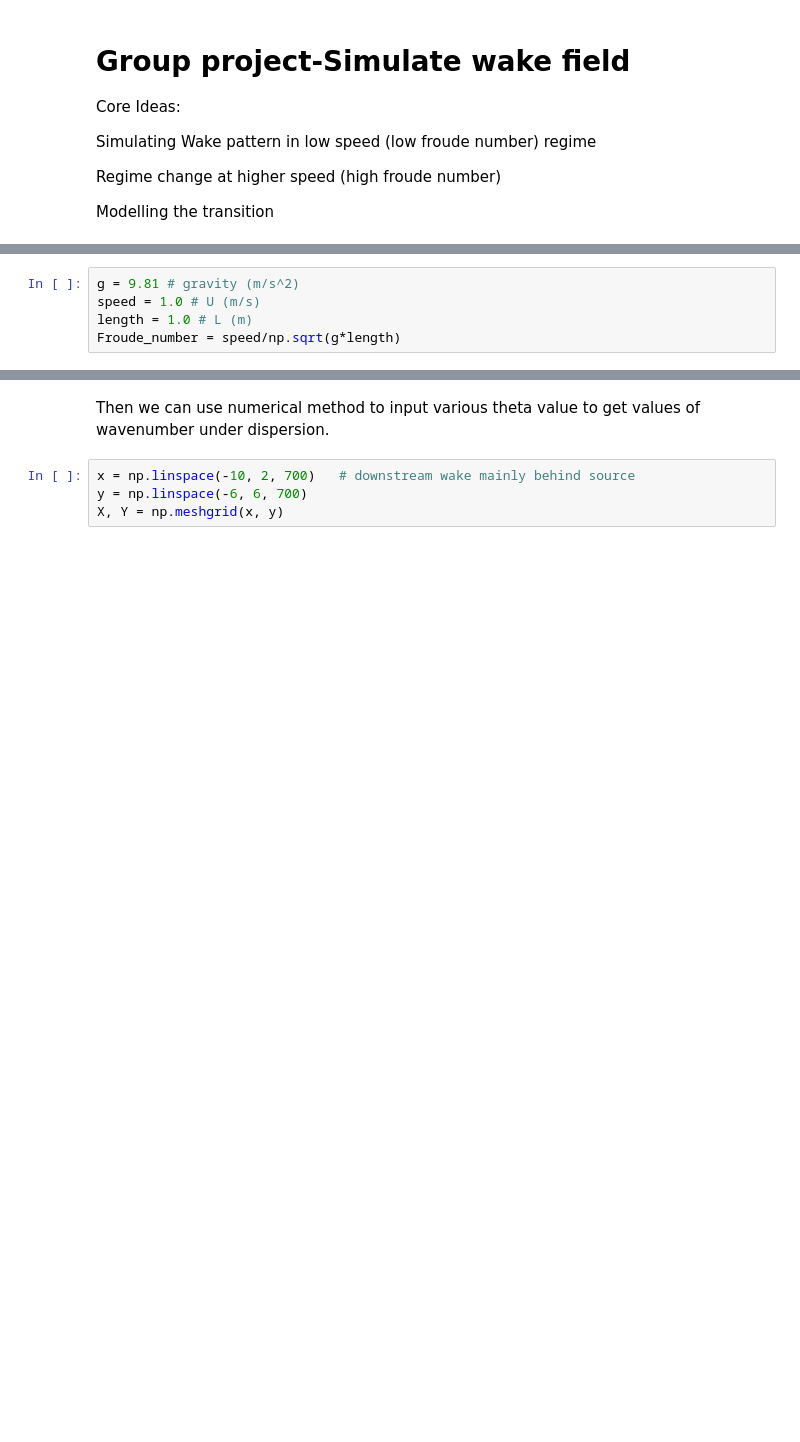
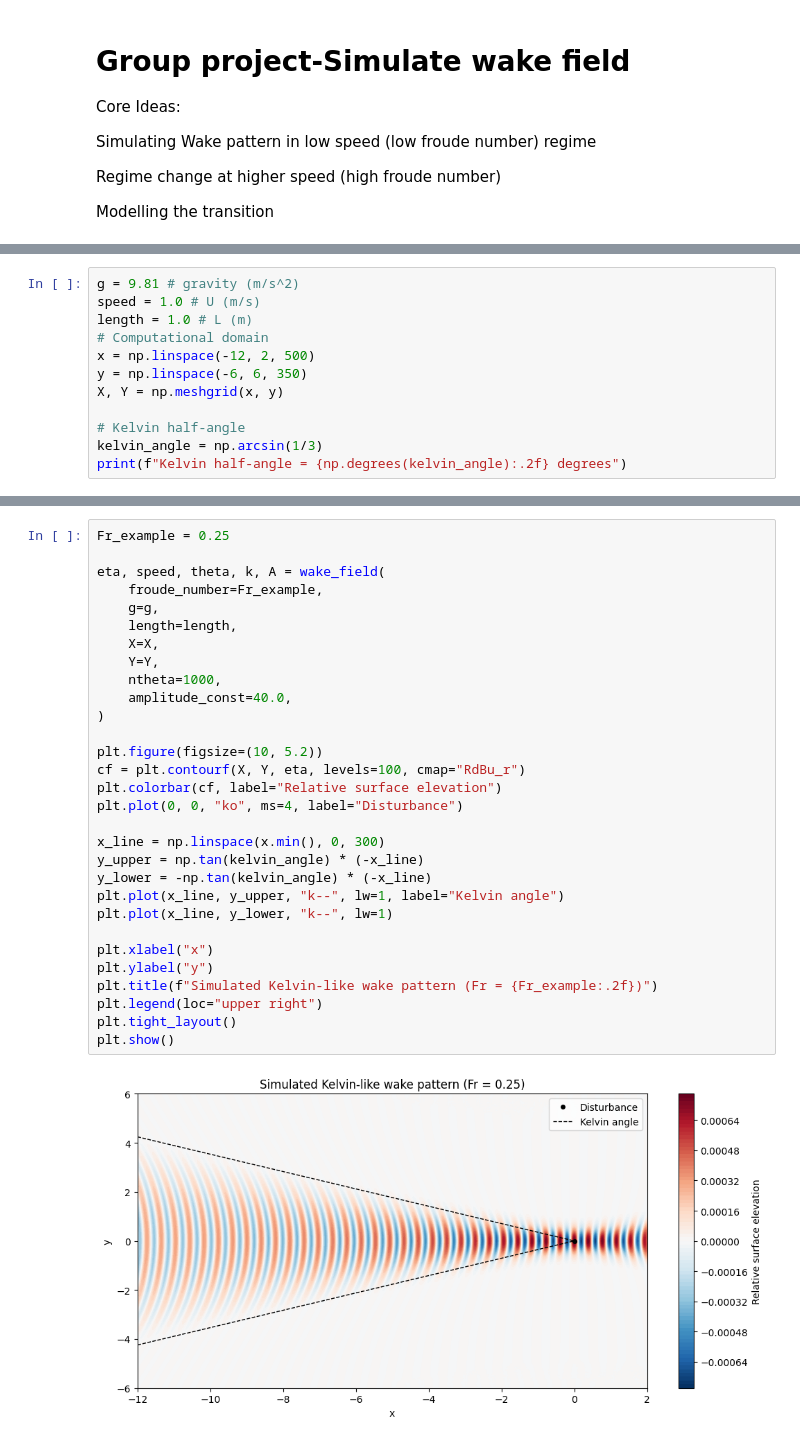
Before and after one commit to hongshaoyee/Simulating-wake-field, a Jupyter notebook: low_froude_wake.ipynb, the cells around one changed output, grey strips where cells are left out. Drawn from its saved outputs; the diff is of its cells as text; blank space fills up the shorter version.

```diff
--- a/low_froude_wake.ipynb
+++ b/low_froude_wake.ipynb
@@ -23,4 +78,11 @@ where $U$ and $L$ are characteristic speed and length, $g$ is gravity constant.
 g = 9.81 # gravity (m/s^2)
 speed = 1.0 # U (m/s)
 length = 1.0 # L (m)
-Froude_number = speed/np.sqrt(g*length)
+# Computational domain
+x = np.linspace(-12, 2, 500)
+y = np.linspace(-6, 6, 350)
+X, Y = np.meshgrid(x, y)
+
+# Kelvin half-angle
+kelvin_angle = np.arcsin(1/3)
+print(f"Kelvin half-angle = {np.degrees(kelvin_angle):.2f} degrees")
@@ -39,6 +165,32 @@ Can solve that wavenumber $k=\frac{g}{U^2 {\cos\theta}^2}$.
-# %% [markdown]
-Then we can use numerical method to input various theta value to get values of wavenumber under dispersion.
 # %%
-x = np.linspace(-10, 2, 700)   # downstream wake mainly behind source
-y = np.linspace(-6, 6, 700)
-X, Y = np.meshgrid(x, y)
+Fr_example = 0.25
+
+eta, speed, theta, k, A = wake_field(
+    froude_number=Fr_example,
+    g=g,
+    length=length,
+    X=X,
+    Y=Y,
+    ntheta=1000,
+    amplitude_const=40.0,
+)
+
+plt.figure(figsize=(10, 5.2))
+cf = plt.contourf(X, Y, eta, levels=100, cmap="RdBu_r")
+plt.colorbar(cf, label="Relative surface elevation")
+plt.plot(0, 0, "ko", ms=4, label="Disturbance")
+
+x_line = np.linspace(x.min(), 0, 300)
+y_upper = np.tan(kelvin_angle) * (-x_line)
+y_lower = -np.tan(kelvin_angle) * (-x_line)
+plt.plot(x_line, y_upper, "k--", lw=1, label="Kelvin angle")
+plt.plot(x_line, y_lower, "k--", lw=1)
+
+plt.xlabel("x")
+plt.ylabel("y")
+plt.title(f"Simulated Kelvin-like wake pattern (Fr = {Fr_example:.2f})")
+plt.legend(loc="upper right")
+plt.tight_layout()
+plt.show()
+# %% [output]
+[figure, added]
```
Also changed, not shown: parts of 30 cells of this notebook.
